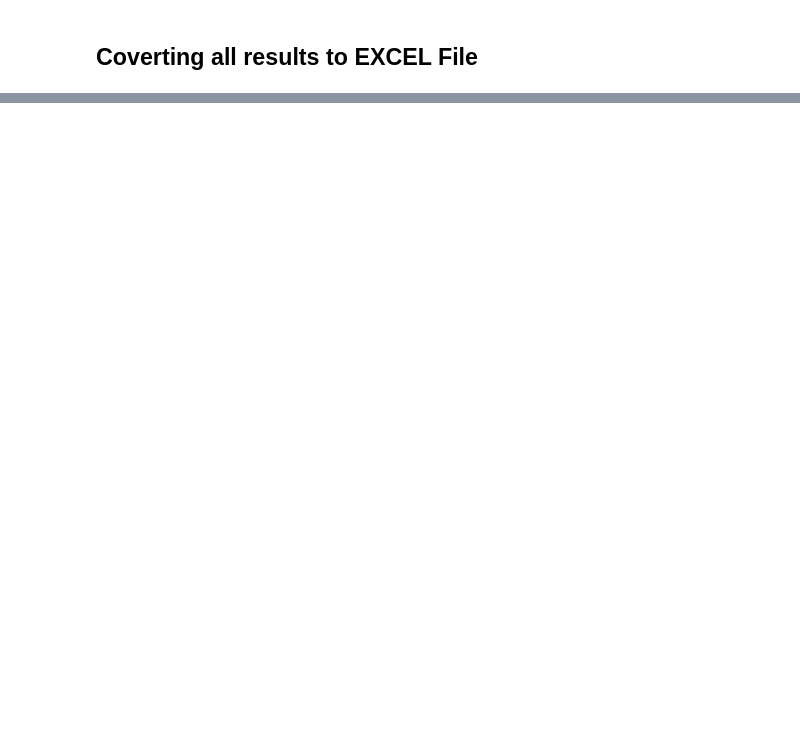
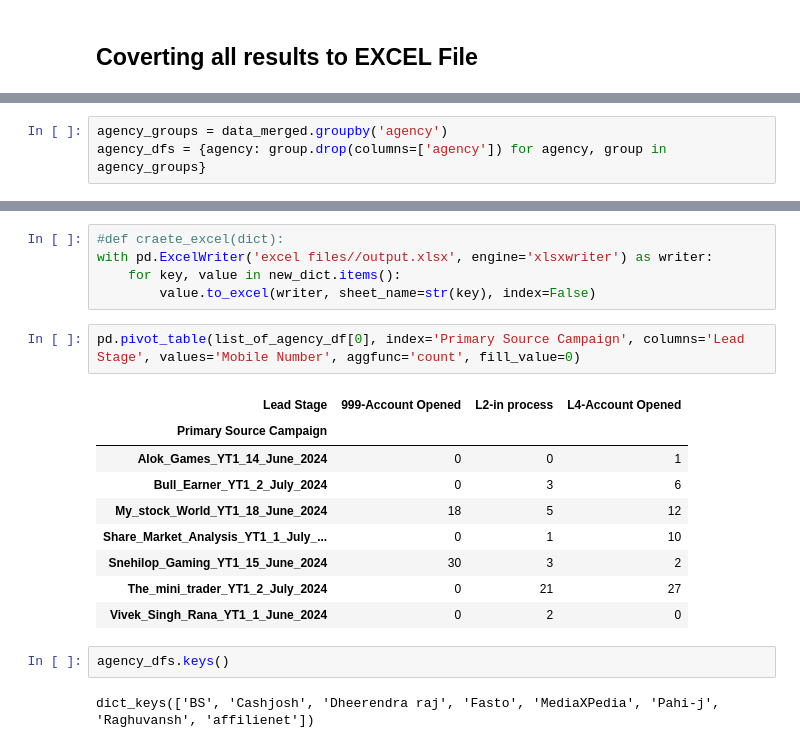
Before and after one commit to sadiq-shaikh-fk/fk-affiliate-avrc, a Jupyter notebook: testing.ipynb, the cells around one changed output, grey strips where cells are left out. Drawn from its saved outputs; the diff is of its cells as text; blank space fills up the shorter version.

```diff
--- a/testing.ipynb
+++ b/testing.ipynb
@@ -361,0 +364,3 @@ with pd.ExcelWriter('excel files//output.xlsx', engine='xlsxwriter') as writer:
+# %%
+agency_groups = data_merged.groupby('agency')
+agency_dfs = {agency: group.drop(columns=['agency']) for agency, group in agency_groups}
@@ -361,0 +426,21 @@ with pd.ExcelWriter('excel files//output.xlsx', engine='xlsxwriter') as writer:
+# %%
+#def craete_excel(dict):
+with pd.ExcelWriter('excel files//output.xlsx', engine='xlsxwriter') as writer:
+    for key, value in new_dict.items():
+        value.to_excel(writer, sheet_name=str(key), index=False)
+# %%
+pd.pivot_table(list_of_agency_df[0], index='Primary Source Campaign', columns='Lead Stage', values='Mobile Number', aggfunc='count', fill_value=0)
+# %% [output]
+| Lead Stage | 999-Account Opened | L2-in process | L4-Account Opened |
+| Primary Source Campaign |  |  |  |
+| Alok_Games_YT1_14_June_2024 | 0 | 0 | 1 |
+| Bull_Earner_YT1_2_July_2024 | 0 | 3 | 6 |
+| My_stock_World_YT1_18_June_2024 | 18 | 5 | 12 |
+| Share_Market_Analysis_YT1_1_July_... | 0 | 1 | 10 |
+| Snehilop_Gaming_YT1_15_June_2024 | 30 | 3 | 2 |
+| The_mini_trader_YT1_2_July_2024 | 0 | 21 | 27 |
+| Vivek_Singh_Rana_YT1_1_June_2024 | 0 | 2 | 0 |
+# %%
+agency_dfs.keys()
+# %% [output]
+dict_keys(['BS', 'Cashjosh', 'Dheerendra raj', 'Fasto', 'MediaXPedia', 'Pahi-j', 'Raghuvansh', 'affilienet'])
```
Also changed, not shown: parts of 6 cells of this notebook, 1 other file.
